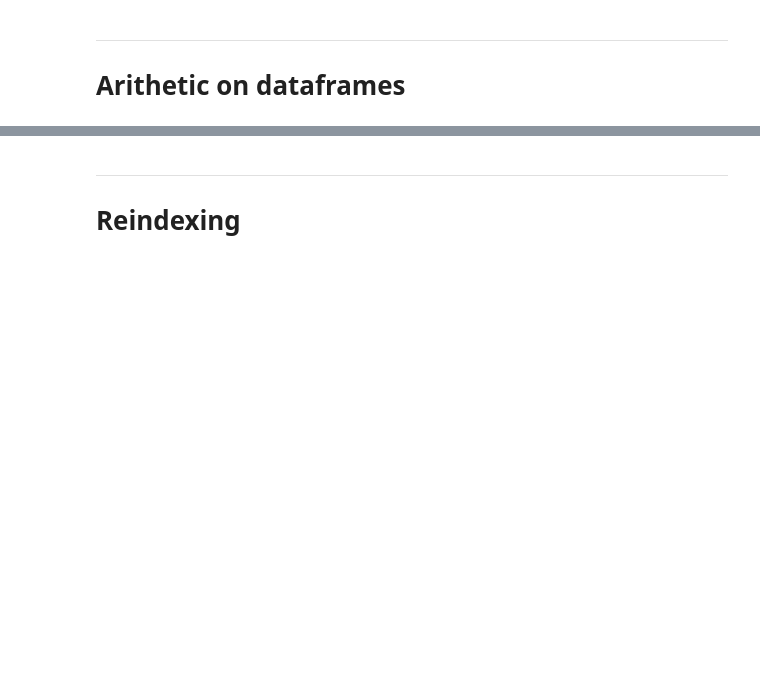
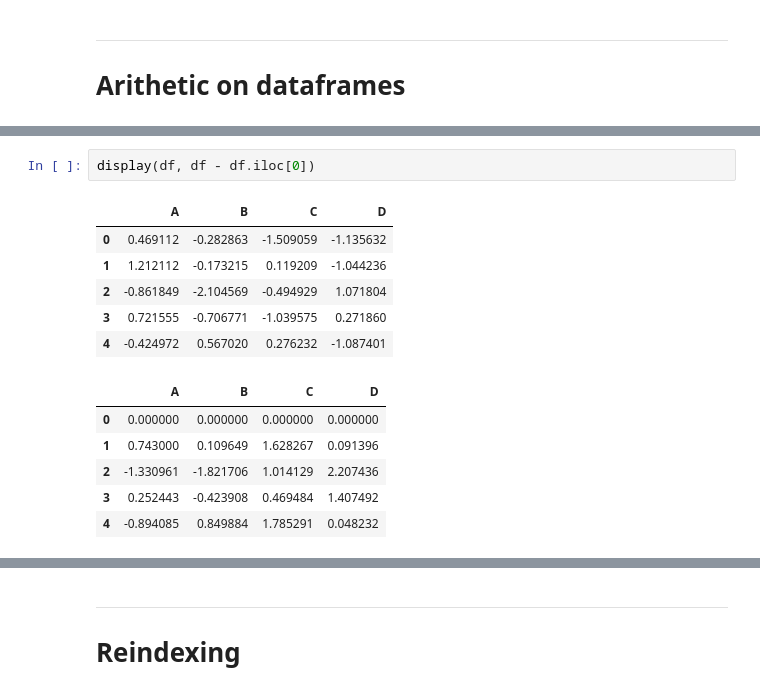
Before and after one commit to JorchRL/PandasForFinance, a Jupyter notebook: ch2-series-and-dataframes/series.ipynb, the cells around one changed output, grey strips where cells are left out. Cells and saved outputs as stored; diff of their text form; blank space fills up the shorter version.

```diff
--- a/ch2-series-and-dataframes/series.ipynb
+++ b/ch2-series-and-dataframes/series.ipynb
@@ -372,0 +458,15 @@ sp500.iat[0,1]
+# %%
+display(df, df - df.iloc[0])
+# %% [output]
+|  | A | B | C | D |
+| 0 | 0.469112 | -0.282863 | -1.509059 | -1.135632 |
+| 1 | 1.212112 | -0.173215 | 0.119209 | -1.044236 |
+| 2 | -0.861849 | -2.104569 | -0.494929 | 1.071804 |
+| 3 | 0.721555 | -0.706771 | -1.039575 | 0.271860 |
+| 4 | -0.424972 | 0.567020 | 0.276232 | -1.087401 |
+|  | A | B | C | D |
+| 0 | 0.000000 | 0.000000 | 0.000000 | 0.000000 |
+| 1 | 0.743000 | 0.109649 | 1.628267 | 0.091396 |
+| 2 | -1.330961 | -1.821706 | 1.014129 | 2.207436 |
+| 3 | 0.252443 | -0.423908 | 0.469484 | 1.407492 |
+| 4 | -0.894085 | 0.849884 | 1.785291 | 0.048232 |
```
Also changed, not shown: parts of 39 cells of this notebook.
